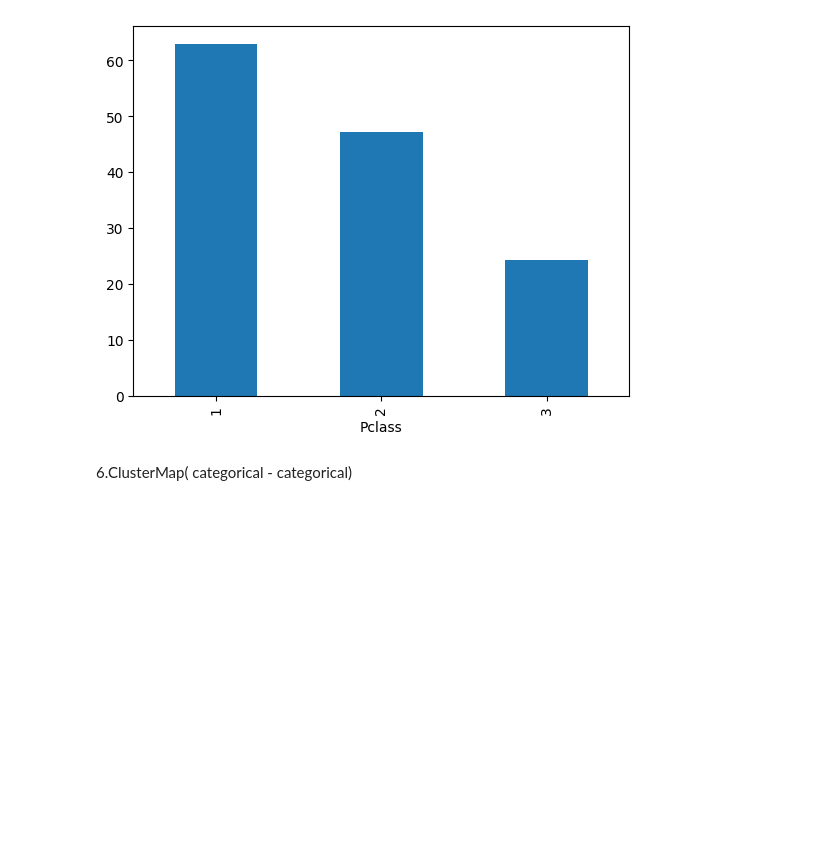
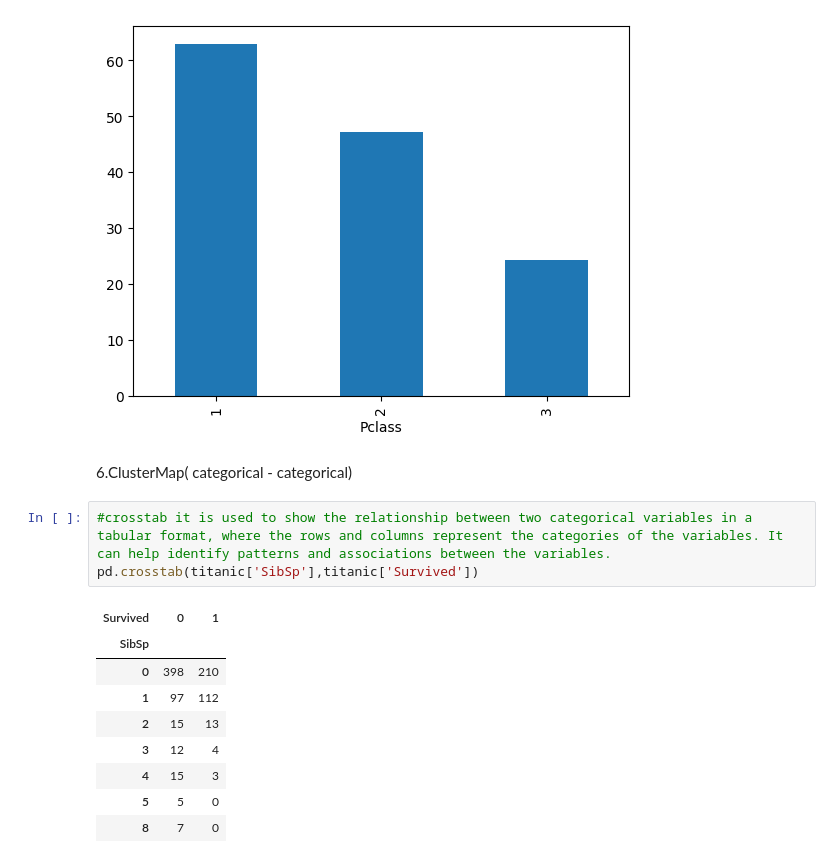
Before and after one commit to NikhilGoral28/machine_learning, a Jupyter notebook: EDA/multivariate_EDA.ipynb, the cells around one changed output. Cells and saved outputs as stored; diff of their text form; blank space fills up the shorter version.

```diff
--- a/EDA/multivariate_EDA.ipynb
+++ b/EDA/multivariate_EDA.ipynb
@@ -155,3 +160,16 @@ Name: Survived, dtype: float64
 [figure]
 # %% [markdown]
 6.ClusterMap( categorical - categorical)
+# %%
+#crosstab it is used to show the relationship between two categorical variables in a tabular format, where the rows and columns represent the categories of the variables. It can help identify patterns and associations between the variables.
+pd.crosstab(titanic['SibSp'],titanic['Survived'])
+# %% [output]
+| Survived | 0 | 1 |
+| SibSp |  |  |
+| 0 | 398 | 210 |
+| 1 | 97 | 112 |
+| 2 | 15 | 13 |
+| 3 | 12 | 4 |
+| 4 | 15 | 3 |
+| 5 | 5 | 0 |
+| 8 | 7 | 0 |
```
Also changed, not shown: parts of 11 cells of this notebook.
